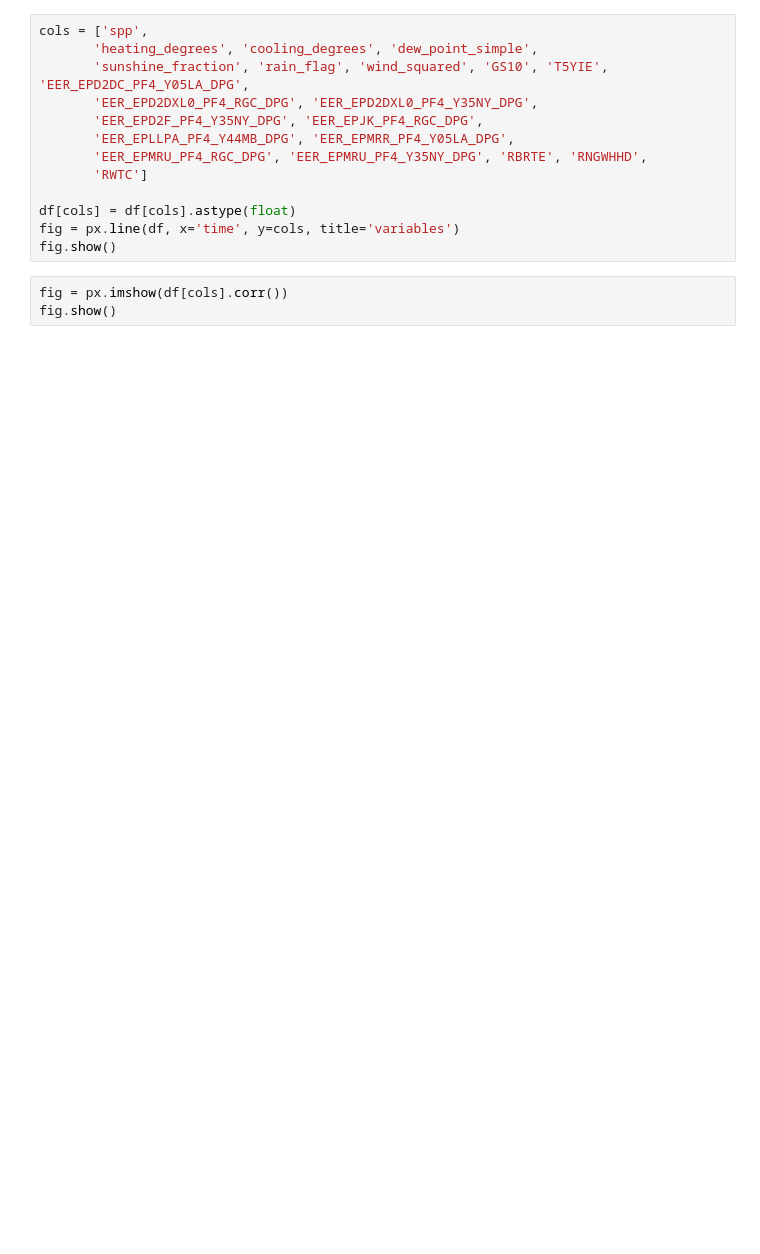
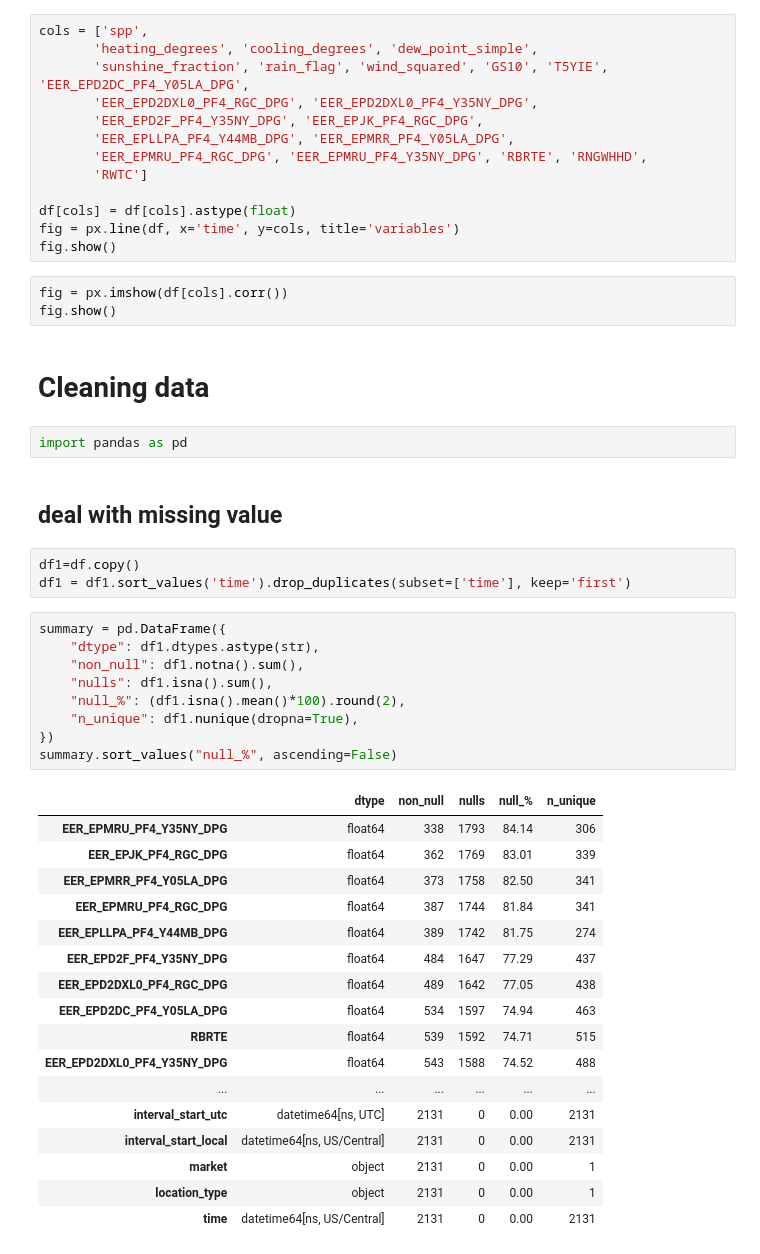
Before and after one commit to JuanPalaciosGodoy/ma_mentored_research_fall_2025, a Jupyter notebook: features_example.ipynb, the cells around one changed output. Drawn from its saved outputs; the diff is of its cells as text; blank space fills up the shorter version.

```diff
--- a/features_example.ipynb
+++ b/features_example.ipynb
@@ -38,3 +70,39 @@ fig.show()
 # %%
 fig = px.imshow(df[cols].corr())
 fig.show()
+# %% [markdown]
+# Cleaning data
+# %%
+import pandas as pd
+# %% [markdown]
+## deal with missing value
+# %%
+df1=df.copy()
+df1 = df1.sort_values('time').drop_duplicates(subset=['time'], keep='first')
+# %%
+summary = pd.DataFrame({
+    "dtype": df1.dtypes.astype(str),
+    "non_null": df1.notna().sum(),
+    "nulls": df1.isna().sum(),
+    "null_%": (df1.isna().mean()*100).round(2),
+    "n_unique": df1.nunique(dropna=True),
+})
+summary.sort_values("null_%", ascending=False)
+# %% [output]
+|  | dtype | non_null | nulls | null_% | n_unique |
+| EER_EPMRU_PF4_Y35NY_DPG | float64 | 338 | 1793 | 84.14 | 306 |
+| EER_EPJK_PF4_RGC_DPG | float64 | 362 | 1769 | 83.01 | 339 |
+| EER_EPMRR_PF4_Y05LA_DPG | float64 | 373 | 1758 | 82.50 | 341 |
+| EER_EPMRU_PF4_RGC_DPG | float64 | 387 | 1744 | 81.84 | 341 |
+| EER_EPLLPA_PF4_Y44MB_DPG | float64 | 389 | 1742 | 81.75 | 274 |
+| EER_EPD2F_PF4_Y35NY_DPG | float64 | 484 | 1647 | 77.29 | 437 |
+| EER_EPD2DXL0_PF4_RGC_DPG | float64 | 489 | 1642 | 77.05 | 438 |
+| EER_EPD2DC_PF4_Y05LA_DPG | float64 | 534 | 1597 | 74.94 | 463 |
+| RBRTE | float64 | 539 | 1592 | 74.71 | 515 |
+| EER_EPD2DXL0_PF4_Y35NY_DPG | float64 | 543 | 1588 | 74.52 | 488 |
+| ... | ... | ... | ... | ... | ... |
+| interval_start_utc | datetime64[ns, UTC] | 2131 | 0 | 0.00 | 2131 |
+| interval_start_local | datetime64[ns, US/Central] | 2131 | 0 | 0.00 | 2131 |
+| market | object | 2131 | 0 | 0.00 | 1 |
+| location_type | object | 2131 | 0 | 0.00 | 1 |
+| time | datetime64[ns, US/Central] | 2131 | 0 | 0.00 | 2131 |
```
Also changed, not shown: parts of 15 cells of this notebook, 3 other files.
